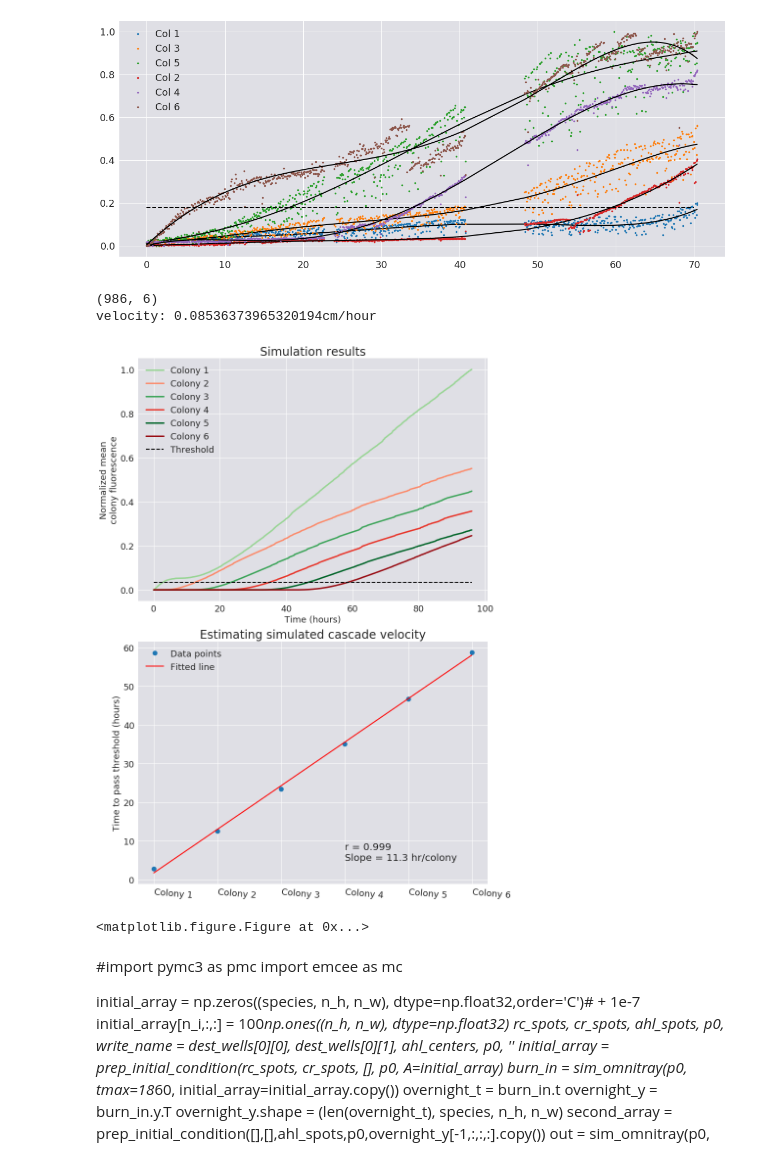
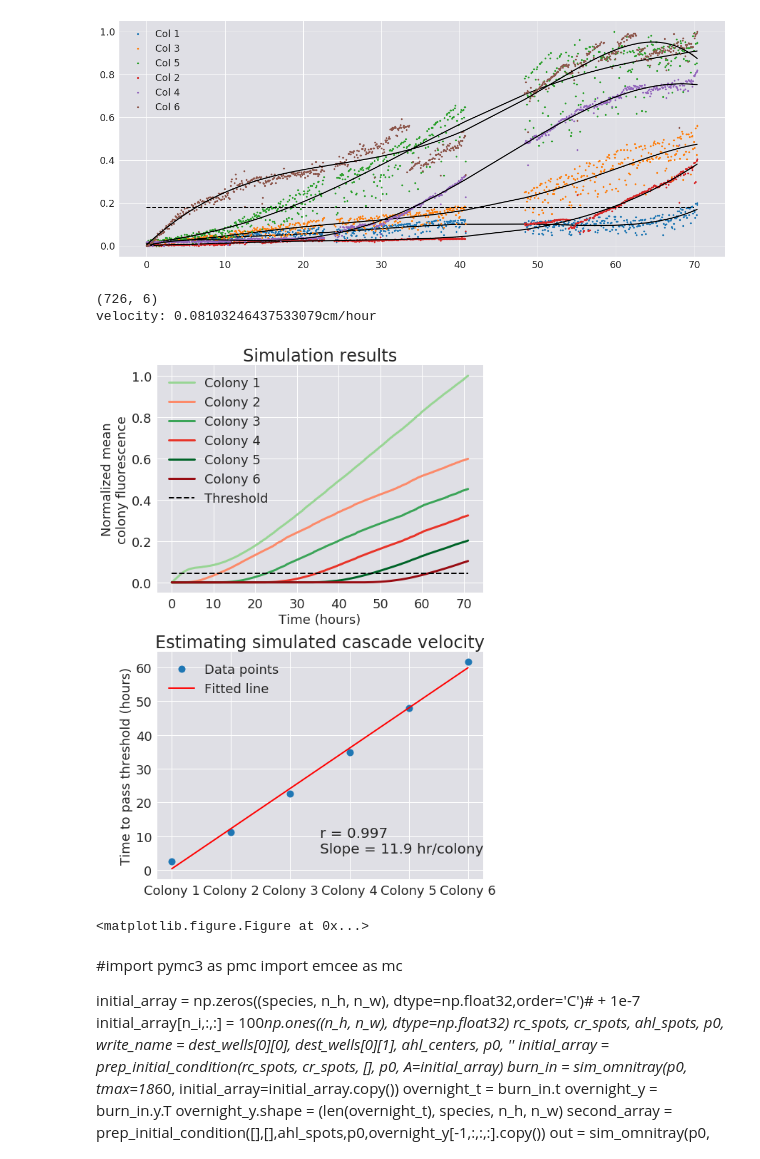
Before and after one commit to boospooky/omnitray-modeling, a Jupyter notebook: omnitray-modeling/simulation_notebook.ipynb, the cells around one changed output. Drawn from its saved outputs; the diff is of its cells as text; code cells hidden in the pictures.

Commit message:
new updated final notebook for plot generation

```diff
--- a/omnitray-modeling/simulation_notebook.ipynb
+++ b/omnitray-modeling/simulation_notebook.ipynb
@@ -152,9 +153,9 @@ A = np.zeros((species, n_h, n_w), dtype=np.float32,order='C')# + 1e-7
 # set tolerances
 atol[rc_i,:,:]   = 1e-4*np.ones((n_h, n_w), dtype=np.float32)
 atol[cr_i,:,:]   = 1e-4*np.ones((n_h, n_w), dtype=np.float32)
-atol[n_i,:,:]    = 1e-1*np.ones((n_h, n_w), dtype=np.float32)
-atol[rhl_i,:,:]  = 1e-1*np.ones((n_h, n_w), dtype=np.float32)
-atol[cin_i,:,:]  = 1e-1*np.ones((n_h, n_w), dtype=np.float32)
+atol[n_i,:,:]    = 1e-3*np.ones((n_h, n_w), dtype=np.float32)
+atol[rhl_i,:,:]  = 1e-3*np.ones((n_h, n_w), dtype=np.float32)
+atol[cin_i,:,:]  = 1e-3*np.ones((n_h, n_w), dtype=np.float32)
 atol[rhli_i,:,:] = 1e-5*np.ones((n_h, n_w), dtype=np.float32)
 atol[cini_i,:,:] = 1e-5*np.ones((n_h, n_w), dtype=np.float32)
 
@@ -175,7 +176,7 @@ A[n_i,:,:] = 100*np.ones((n_h, n_w), dtype=np.float32)
 #             5e-5, 1e-8, 0.5], dtype=np.float32)
 
 # Params :    ,           dx               Dc,    rc,  Kn,   Dn,   kn,  Da,  xa,  xs,  ha,  ka,
-p0 = np.array([np.power((scale/2.25),2),   1e-4, 6e-3,  80,  3e-2,  3, 3e-2, 2e-1, 2e1, 2.3, 40,
+p0 = np.array([np.power((scale/2.25),2),   1e-4, 6e-3, 80,  3e-2,  3, 3e-2, 1e-1, 2e1, 2.3, 40,
 # hC, kC, pa,   leak   od0
  2.3, 40, 5e-3, 1e-8, 0.5], dtype=np.float32)
 
@@ -216,15 +217,15 @@ def calc_f(y, d_y, diff_terms, nut_avail, p0):
     calc_diffusion(y, diff_terms)
 
     # Growth term
-    nut_avail[:] = hill(y[n_i,:,:], 2.5, Kn)
+    nut_avail[:] = hill(y[n_i,:,:], 2, Kn)
 
     d_y[rc_i,:,:] = (dx)*Dc*diff_terms[rc_i,:,:] + rc * nut_avail * y[rc_i,:,:]
     d_y[cr_i,:,:] = (dx)*Dc*diff_terms[cr_i,:,:] + rc * nut_avail * y[cr_i,:,:]
     d_y[n_i,:,:] = (dx)*Dn*diff_terms[n_i,:,:] - kn * nut_avail * (y[rc_i,:,:] + y[cr_i,:,:])
-    d_y[rhl_i,:,:] = (dx)*Da*diff_terms[rhl_i,:,:] + xa * y[rhli_i,:,:]*y[cr_i,:,:] - pa * y[rhl_i,:,:]
-    d_y[cin_i,:,:] = (dx)*Da*diff_terms[cin_i,:,:] + xa * y[cini_i,:,:]*y[rc_i,:,:] - pa * y[cin_i,:,:]
-    d_y[rhli_i,:,:] = (dx)*Dc*diff_terms[rhli_i,:,:] + xs * y[cr_i,:,:] * (hill(y[cin_i,:,:], hR, kR) + leak) * nut_avail
-    d_y[cini_i,:,:] = (dx)*Dc*diff_terms[cini_i,:,:] + xs * y[rc_i,:,:] * (hill(y[rhl_i,:,:], hC, kC) + leak) * nut_avail
+    d_y[rhl_i,:,:] = (dx)*Da*diff_terms[rhl_i,:,:] + xa * y[rhli_i,:,:] - pa * y[rhl_i,:,:]
+    d_y[cin_i,:,:] = (dx)*Da*diff_terms[cin_i,:,:] + xa * y[cini_i,:,:] - pa * y[cin_i,:,:]
+    d_y[rhli_i,:,:] = xs * y[cr_i,:,:] * (hill(y[cin_i,:,:], hR, kR) + leak) * nut_avail
+    d_y[cini_i,:,:] = xs * y[rc_i,:,:] * (hill(y[rhl_i,:,:], hC, kC) + leak) * nut_avail
 
 
 # ODE definition
@@ -383,7 +384,7 @@ def wrapper(p):
     overnight_y = burn_in.y.T
     overnight_y.shape = (len(overnight_t), species, n_h, n_w)
     second_array = prep_initial_condition([],[],ahl_spots,p0,overnight_y[-1,:,:,:].copy())
-    out = sim_omnitray(p0, initial_array=second_array, tmax=4*24*60)
+    out = sim_omnitray(p0, initial_array=second_array, tmax=71*60)
     exp_t = out.t
     exp_y = out.y.T
     exp_y.shape = (len(exp_t), species, n_h, n_w)
@@ -401,7 +402,7 @@ DONE
 Starting
 DONE
 # %%
-col_thresh = 0.15
+col_thresh = 0.1
 def write_movie(out, t_vec):
     plt.close('all')
 
@@ -665,11 +666,14 @@ def residuals(p_in):
     return res
 # %%
 if True:
-    fig, axs = plt.subplots(2,1, figsize=(12,16))
+    fig, axs = plt.subplots(2,1, figsize=(8,11))
     rfp_colors = cm.Reds(np.linspace(0.4,0.9,3))
     gfp_colors = cm.Greens(np.linspace(0.4,0.9,3))
     color_dict = dict(zip([5,3,1,4,2,0],np.concatenate((gfp_colors,rfp_colors))))
     out, t_vec = a_out
+    keep_inds = t_vec < 71*60
+    t_vec = t_vec[keep_inds]
+    out = out[keep_inds,:,:,:]
     t_vec = t_vec / 60
     plot_labels = ["Colony {}".format(i) for i in np.arange(6,0,-1) ]
     traces = get_traces(out)
@@ -678,38 +682,38 @@ if True:
     for colony in range(n_colonies-1,-1,-1):
         axs[0].plot(t_vec,traces[:,colony], color=color_dict[colony], label=plot_labels[colony], linewidth=3)
     plt.figure()
     t_crossings = np.zeros(6)
     threshold = (traces[25,-1])
     axs[0].plot(t_vec[[0,-1]], [threshold, threshold],'k--', label='Threshold')
     #t_vec = t.copy()
     #t_vec.shape
     for colony in range(n_colonies):
         above_threshold = traces[:,colony] > threshold
         t_crossings[colony] = t_vec[above_threshold].min()
     col_x = np.arange(n_colonies) # * 2.25*3*np.sqrt(2)
     col_y = t_crossings[::-1]
     lin_fn = lambda x, m, b: m*x + b
     opt_out = opt.curve_fit(lin_fn, col_x, col_y)
     corrcoef = np.corrcoef(col_x, col_y)[0][1]
     axs[1].plot(col_x, col_y,'.', ms=20, label='Data points')
     axs[1].plot(col_x, lin_fn(col_x, *opt_out[0]),'r-', ms=20, label='Fitted line')
-    axs[1].text(3, 5, "r = {:0.3f}\nSlope = {:0.1f} hr/colony".format(corrcoef,opt_out[0][0]), {'size':20})
+    axs[1].text(2.5, 5, "r = {:0.3f}\nSlope = {:0.1f} hr/colony".format(corrcoef,opt_out[0][0]), {'size':20})
     axs[1].set_xticks(np.arange(n_colonies))
-    axs[1].set_xticklabels(plot_labels[::-1], rotation=-5, ha='left')
+    axs[1].set_xticklabels(plot_labels[::-1])#, rotation=-10, ha='left')
     axs[1].set_title('Estimating simulated cascade velocity')
     axs[1].set_ylabel('Time to pass threshold (hours)')
     axs[1].legend()
     axs[0].legend()
     axs[0].set_xlabel('Time (hours)')
     axs[0].set_ylabel('Normalized mean\ncolony fluorescence', wrap=True)
     axs[0].set_title('Simulation results')
     fig.tight_layout()
     fig.savefig('sim_analysis.pdf')
     print("velocity: {}cm/hour".format((1/1e1)*9.55/np.mean(np.diff(t_crossings[-1::-1]))))
 # %% [output]
-(986, 6)
-velocity: 0.08536373965320194cm/hour
+(726, 6)
+velocity: 0.08103246437533079cm/hour
-[figure, old version]
+[figure, new version]
 <matplotlib.figure.Figure at 0x...>
 # %%
 def read_centers(fn):
```
Also changed, not shown: parts of 5 cells of this notebook, 1 other file.
